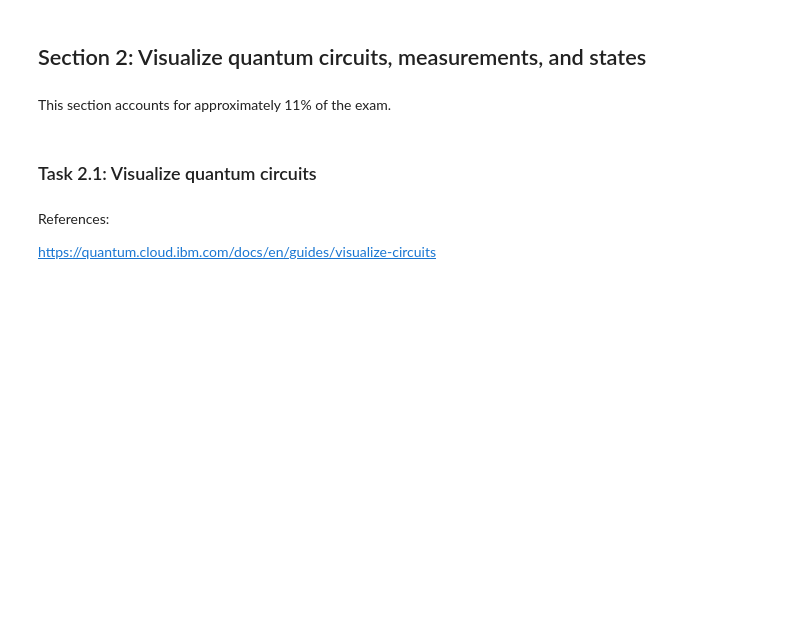
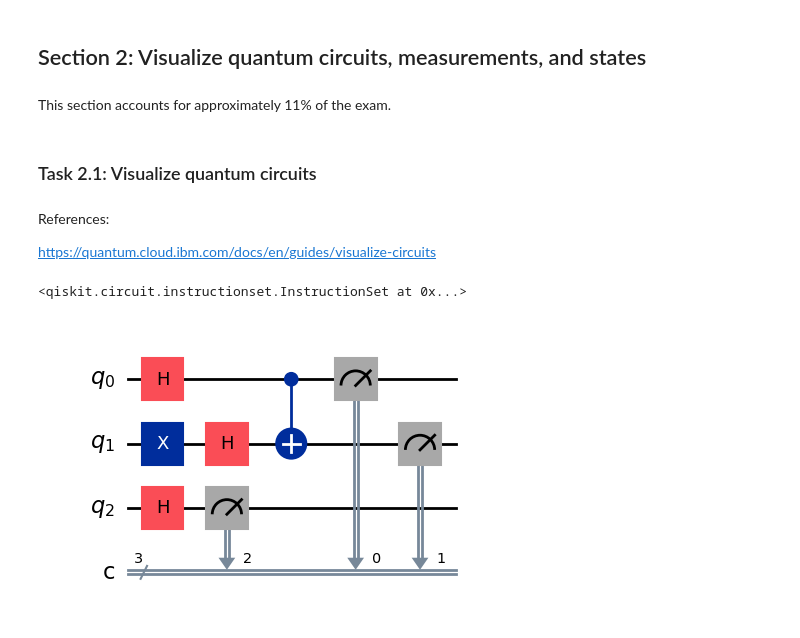
Before and after one commit to JaydenDave/qiskit-guide, a Jupyter notebook: study-guide.ipynb, the cells around one changed output. Drawn from its saved outputs; the diff is of its cells as text; code cells hidden in the pictures; blank space fills up the shorter version.

```diff
--- a/study-guide.ipynb
+++ b/study-guide.ipynb
@@ -128,3 +133,18 @@ This section accounts for approximately 11% of the exam.
 References:
 
 https://quantum.cloud.ibm.com/docs/en/guides/visualize-circuits
+# %%
+from qiskit import QuantumCircuit
+# Build a quantum circuit
+circuit = QuantumCircuit(3, 3)
+circuit.x(1)
+circuit.h(range(3))
+circuit.cx(0, 1)
+circuit.measure(range(3), range(3))
+# %% [output]
+<qiskit.circuit.instructionset.InstructionSet at 0x...>
+# %%
+# Matplotlib drawing
+circuit.draw(output="mpl")
+# %% [output]
+[figure, added]
```
Also changed, not shown: parts of 72 cells of this notebook, 4 other files.
